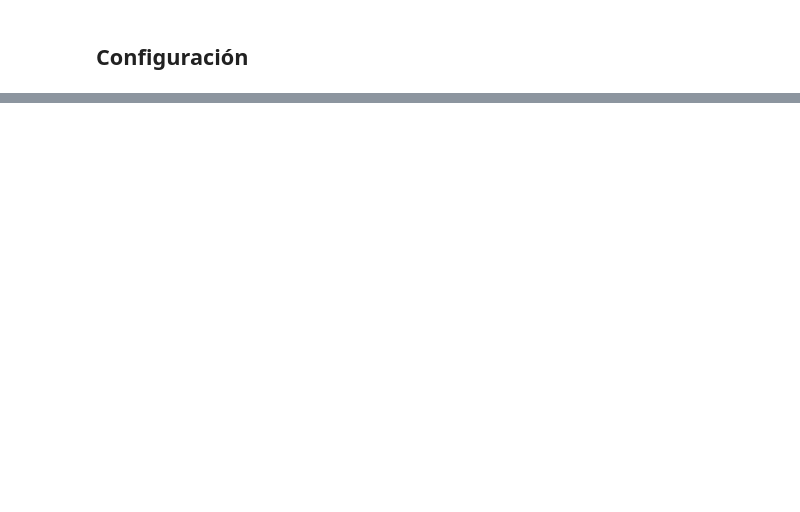
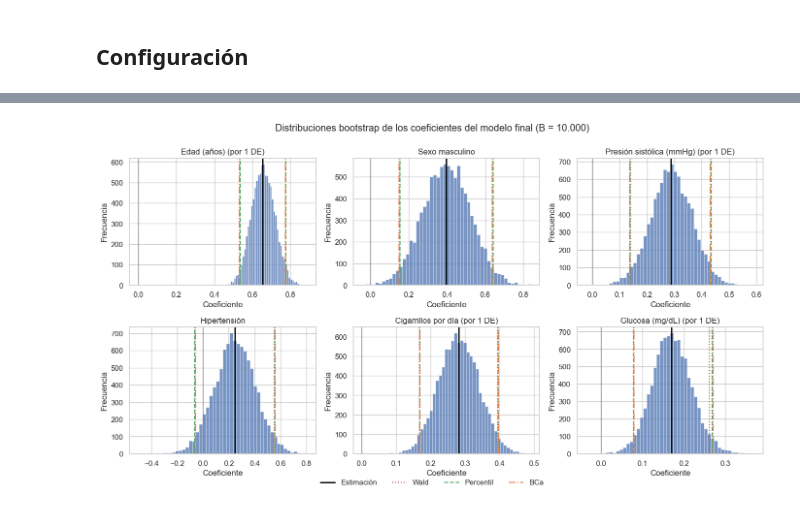
Before and after one commit to vbravo29/MCDI501-estadistica-computacional, a Jupyter notebook: S3/03_bootstrap.ipynb, the cells around one changed output, grey strips where cells are left out. Drawn from its saved outputs; the diff is of its cells as text; code cells hidden in the pictures; blank space fills up the shorter version.

Commit message:
feat(s3): bootstrap del modelo final, notebook maestro, informe y presentacion
Incluye las secciones de los bloques A y B del informe redactadas con sus resultados.

```diff
--- a/S3/03_bootstrap.ipynb
+++ b/S3/03_bootstrap.ipynb
@@ -61,0 +114,18 @@ IC bootstrap es bastante más ancho.
+# %%
+jack = np.empty((n, len(modelo.params)))
+for i in range(n):
+    mantener = np.arange(n) != i
+    jack[i] = ajustar_logit(X_arr[mantener], y_arr[mantener], ponderar=True, robusto=False).params.values
+jack = pd.DataFrame(jack, columns=modelo.params.index)
+
+
+def intervalo_bca(distribucion, estimacion, jackknife, alpha=ALPHA):
+    """IC BCa de Efron a partir de una distribución y valores jackknife (igual que en la S2)."""
+    proporcion = (np.sum(distribucion < estimacion) + .5 * np.sum(distribucion == estimacion)) / len(distribucion)
+    proporcion = np.clip(proporcion, 1 / (2 * len(distribucion)), 1 - 1 / (2 * len(distribucion)))
+    z0 = stats.norm.ppf(proporcion)
+    diferencias = jackknife.mean() - jackknife
+    aceleracion = np.sum(diferencias ** 3) / (6 * np.sum(diferencias ** 2) ** 1.5)
+    z = stats.norm.ppf([alpha / 2, 1 - alpha / 2])
+    probabilidades = stats.norm.cdf(z0 + (z0 + z) / (1 - aceleracion * (z0 + z)))
+    return np.quantile(distribucion, probabilidades)
@@ -61,0 +137,24 @@ IC bootstrap es bastante más ancho.
+# %%
+wald = modelo.conf_int()
+ic_perc = coefs.quantile([ALPHA / 2, 1 - ALPHA / 2]).T
+ic_bca = pd.DataFrame({v: intervalo_bca(coefs[v].values, modelo.params[v], jack[v].values) for v in coefs},
+                      index=[0, 1]).T
+
+fig, axes = plt.subplots(2, 3, figsize=(14, 7.5))
+for ax, v in zip(axes.flat, VARIABLES):
+    sns.histplot(coefs[v], bins=50, color=COLORES["principal"], alpha=.75, ax=ax)
+    ax.axvline(modelo.params[v], color="black", lw=2, label="Estimación")
+    for ic, color, estilo, etiqueta in [(wald, COLORES["riesgo"], ":", "Wald"),
+                                         (ic_perc, COLORES["ic"], "--", "Percentil"),
+                                         (ic_bca, "#DD8452", "-.", "BCa")]:
+        ax.axvline(ic.loc[v, ic.columns[0]], color=color, lw=1.6, ls=estilo, label=etiqueta)
+        ax.axvline(ic.loc[v, ic.columns[1]], color=color, lw=1.6, ls=estilo)
+    ax.axvline(0, color="0.5", lw=1)
+    ax.set(title=NOMBRES[v] + (" (por 1 DE)" if v in NUMERICAS else ""), xlabel="Coeficiente", ylabel="Frecuencia")
+handles, labels = axes.flat[0].get_legend_handles_labels()
+fig.legend(handles, labels, loc="lower center", ncol=4, frameon=False, bbox_to_anchor=(0.5, -0.02))
+plt.suptitle(f"Distribuciones bootstrap de los coeficientes del modelo final (B = {len(coefs):,})".replace(",", "."), y=.995)
+plt.tight_layout(rect=[0, .04, 1, .97])
+guardar_figura("p3_fig1_distribuciones_bootstrap")
+# %% [output]
+[figure, added]
```
Also changed, not shown: parts of 28 cells of this notebook, 11 other files.
